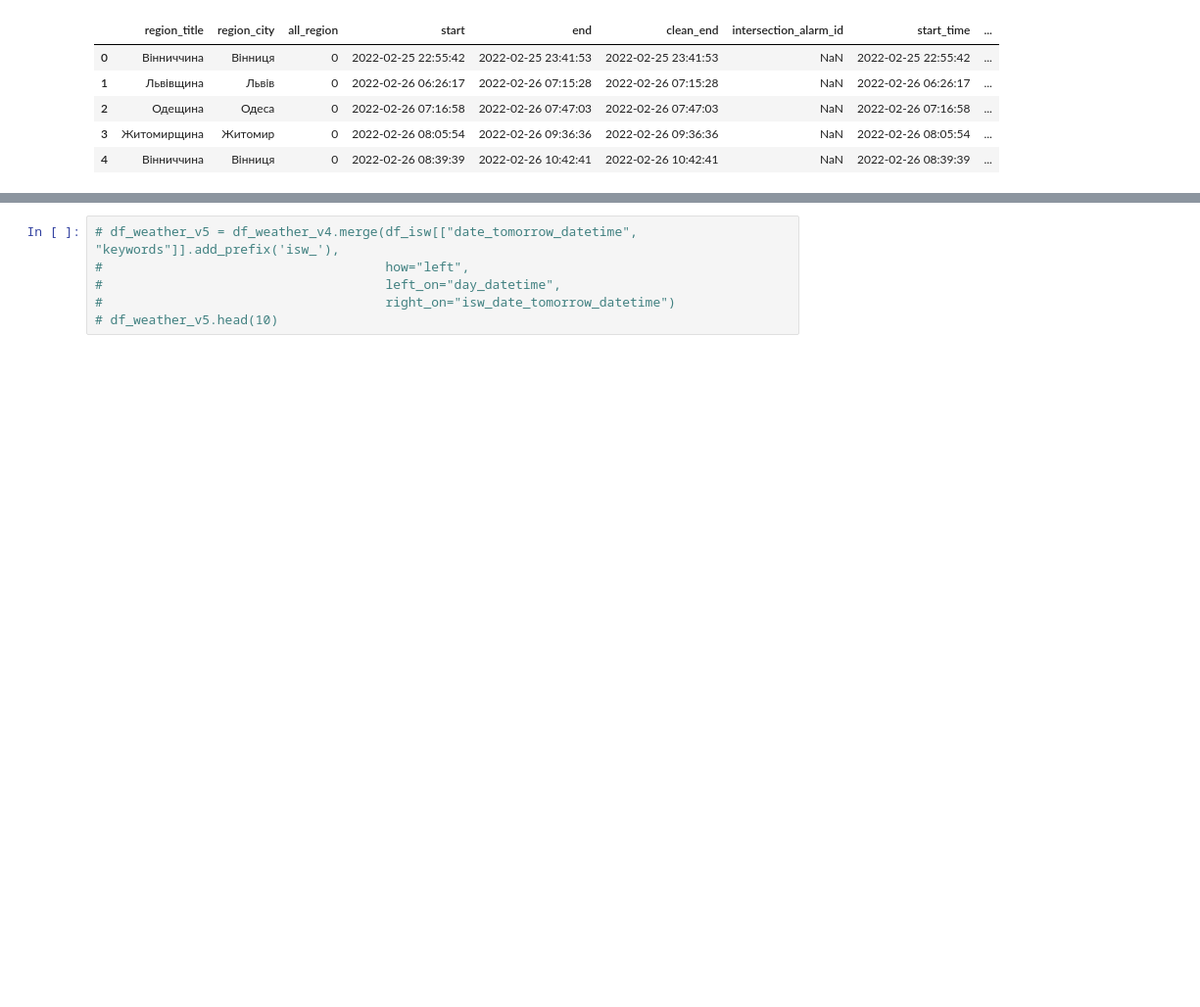
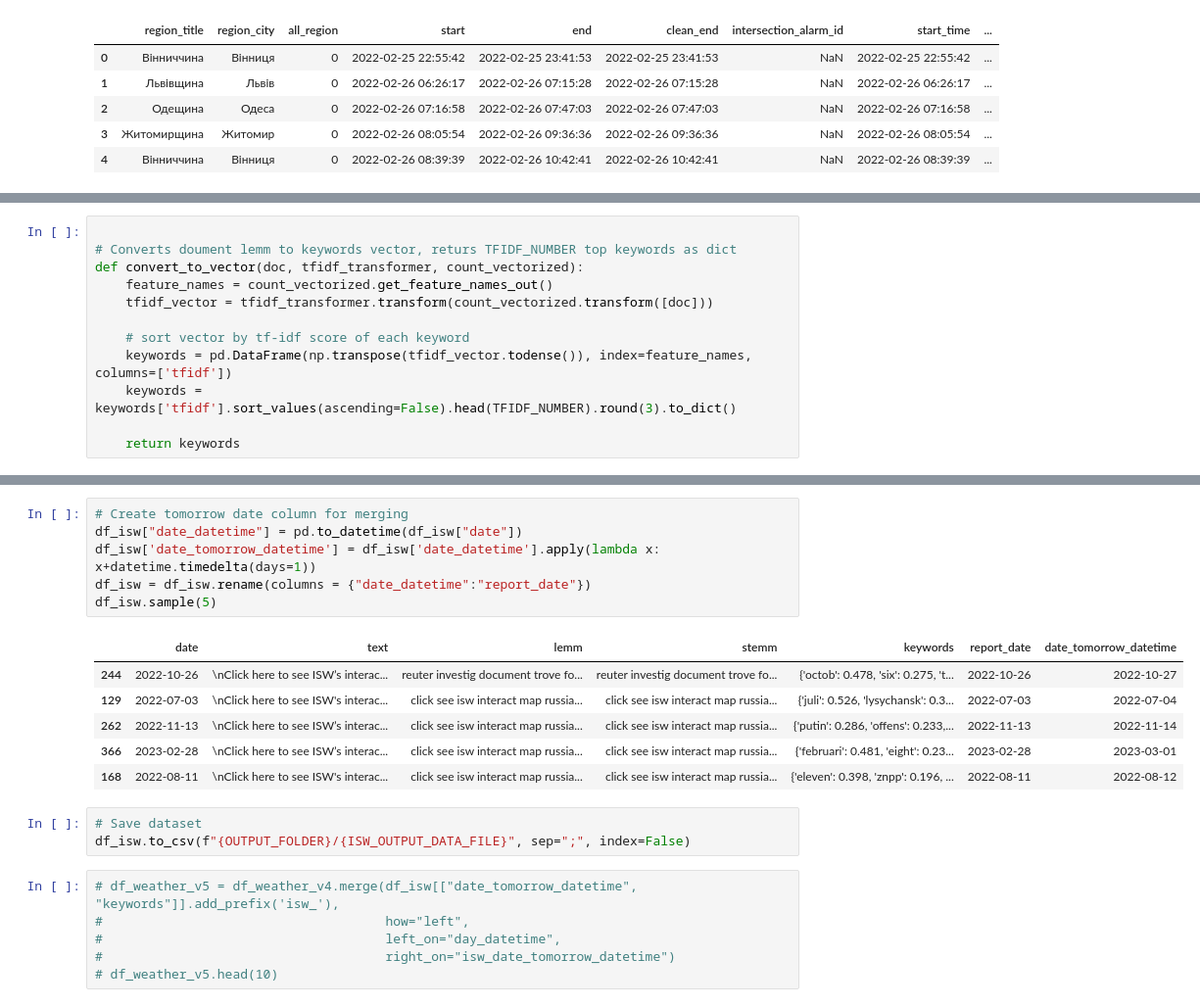
Before and after one commit to tmyroniuk/Naukma_api_project, a Jupyter notebook: 2.3. Data Preprocessing.ipynb, the cells around one changed output, grey strips where cells are left out. Shown at 98% size. Cells and saved outputs as stored; diff of their text form; blank space fills up the shorter version.

```diff
--- a/2.3. Data Preprocessing.ipynb
+++ b/2.3. Data Preprocessing.ipynb
@@ -395,0 +273,12 @@ df_weather_v4.to_csv(f"{OUTPUT_FOLDER}/{WEATHER_EVENTS_OUTPUT_DATA_FILE}", sep="
+# %%
+
+# Converts doument lemm to keywords vector, returs TFIDF_NUMBER top keywords as dict
+def convert_to_vector(doc, tfidf_transformer, count_vectorized):
+    feature_names = count_vectorized.get_feature_names_out()
+    tfidf_vector = tfidf_transformer.transform(count_vectorized.transform([doc]))
+
+    # sort vector by tf-idf score of each keyword
+    keywords = pd.DataFrame(np.transpose(tfidf_vector.todense()), index=feature_names, columns=['tfidf'])
+    keywords = keywords['tfidf'].sort_values(ascending=False).head(TFIDF_NUMBER).round(3).to_dict()
+
+    return keywords
@@ -396,3 +296,19 @@ df_weather_v4.to_csv(f"{OUTPUT_FOLDER}/{WEATHER_EVENTS_OUTPUT_DATA_FILE}", sep="
+# %%
+# Create tomorrow date column for merging
+df_isw["date_datetime"] = pd.to_datetime(df_isw["date"])
+df_isw['date_tomorrow_datetime'] = df_isw['date_datetime'].apply(lambda x: x+datetime.timedelta(days=1))
+df_isw = df_isw.rename(columns = {"date_datetime":"report_date"})
+df_isw.sample(5)
+# %% [output]
+|  | date | text | lemm | stemm | keywords | report_date | date_tomorrow_datetime |
+| 244 | 2022-10-26 | \nClick here to see ISW’s interac... | reuter investig document trove fo... | reuter investig document trove fo... | {'octob': 0.478, 'six': 0.275, 't... | 2022-10-26 | 2022-10-27 |
+| 129 | 2022-07-03 | \nClick here to see ISW's interac... | click see isw interact map russia... | click see isw interact map russia... | {'juli': 0.526, 'lysychansk': 0.3... | 2022-07-03 | 2022-07-04 |
+| 262 | 2022-11-13 | \nClick here to see ISW’s interac... | click see isw interact map russia... | click see isw interact map russia... | {'putin': 0.286, 'offens': 0.233,... | 2022-11-13 | 2022-11-14 |
+| 366 | 2023-02-28 | \nClick here to see ISW’s interac... | click see isw interact map russia... | click see isw interact map russia... | {'februari': 0.481, 'eight': 0.23... | 2023-02-28 | 2023-03-01 |
+| 168 | 2022-08-11 | \nClick here to see ISW's interac... | click see isw interact map russia... | click see isw interact map russia... | {'eleven': 0.398, 'znpp': 0.196, ... | 2022-08-11 | 2022-08-12 |
+# %%
+# Save dataset
+df_isw.to_csv(f"{OUTPUT_FOLDER}/{ISW_OUTPUT_DATA_FILE}", sep=";", index=False)
 # %%
 # df_weather_v5 = df_weather_v4.merge(df_isw[["date_tomorrow_datetime", "keywords"]].add_prefix('isw_'),
 #                                     how="left",
```
Also changed, not shown: parts of 38 cells of this notebook.
